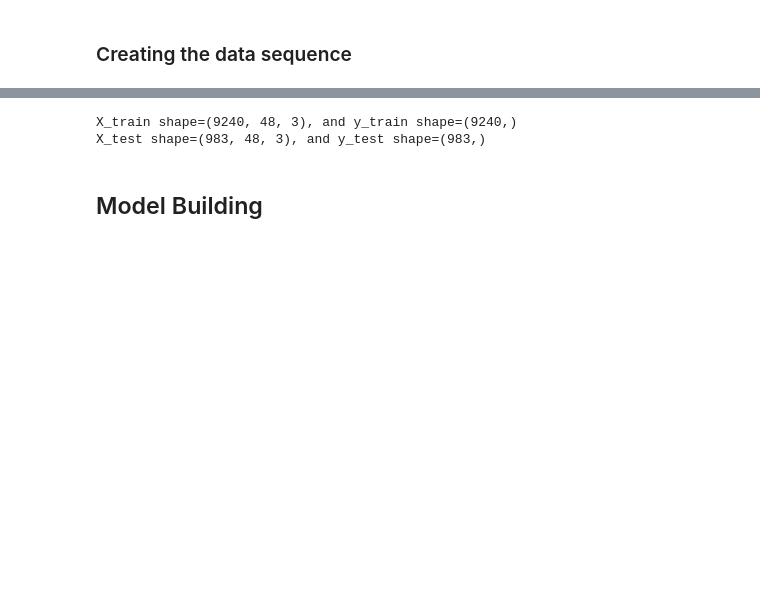
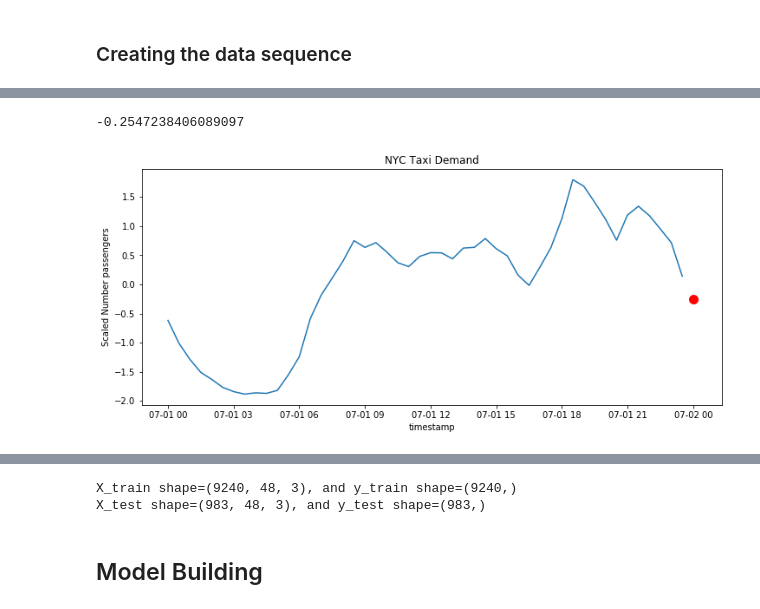
Before and after one commit to malhamid/LSTM, a Jupyter notebook: Bidirectional LSTM.ipynb, the cells around one changed output, grey strips where cells are left out. Saved outputs shown, nothing was run; the diff lists cells and outputs as text; code cells hidden in the pictures; blank space fills up the shorter version.

```diff
--- a/Bidirectional LSTM.ipynb
+++ b/Bidirectional LSTM.ipynb
@@ -257,3 +290,17 @@ X_train = create_sequence(X_train, 48)
 X_test  = create_sequence(X_test, 48)
 y_train = y_train[-X_train.shape[0]:]
 y_test  = y_test[-X_test.shape[0]:]
+# %%
+y_train[0]
+# %% [output]
+-0.2547238406089097
+# %%
+fig, ax = plt.subplots(figsize=(12, 5))
+ax.plot(training[0:48]['timestamp'], X_train[0,:,0])
+ax.scatter(training[48:49]['timestamp'], y_train[0], color='red', linewidth=5.0)
+ax.set_title('NYC Taxi Demand')
+plt.xlabel('timestamp')
+plt.ylabel('Scaled Number passengers')
+plt.show()
+# %% [output]
+[figure, added]
```
Also changed, not shown: parts of 40 cells of this notebook.
